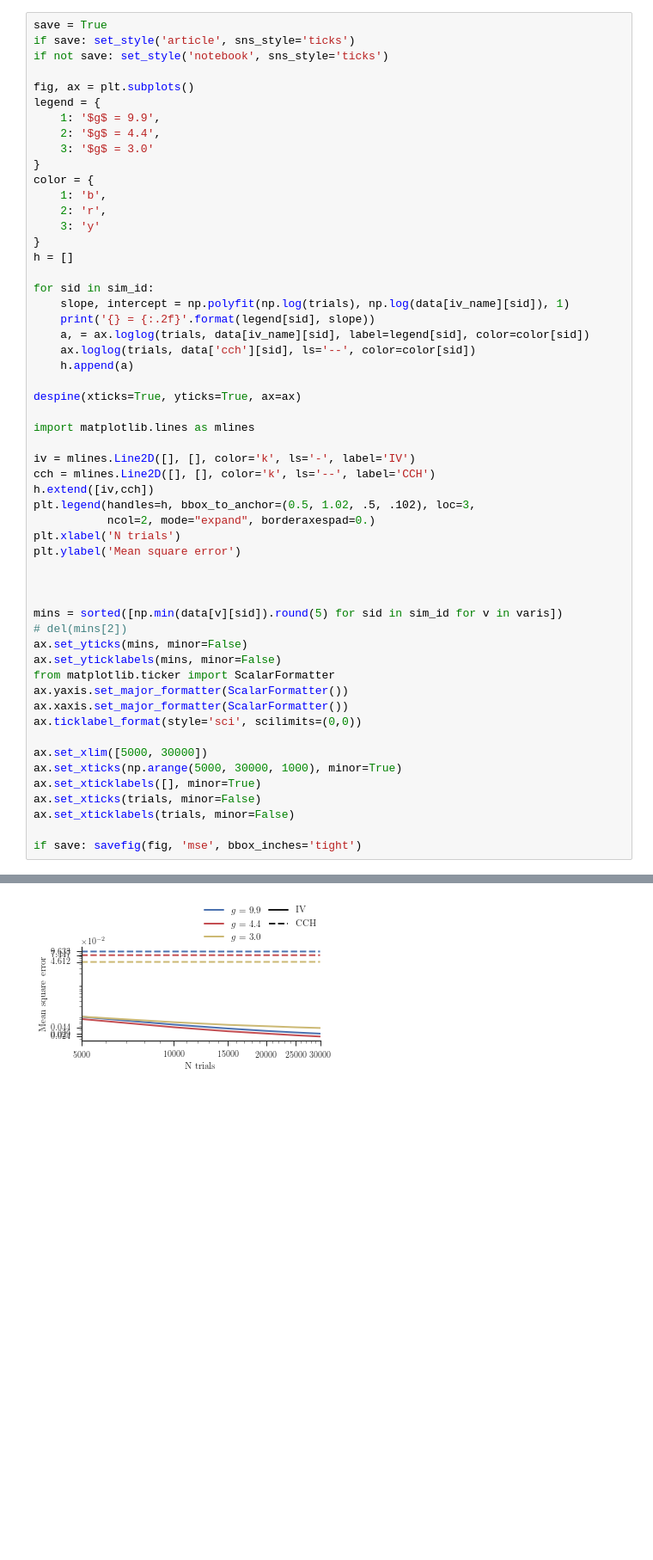
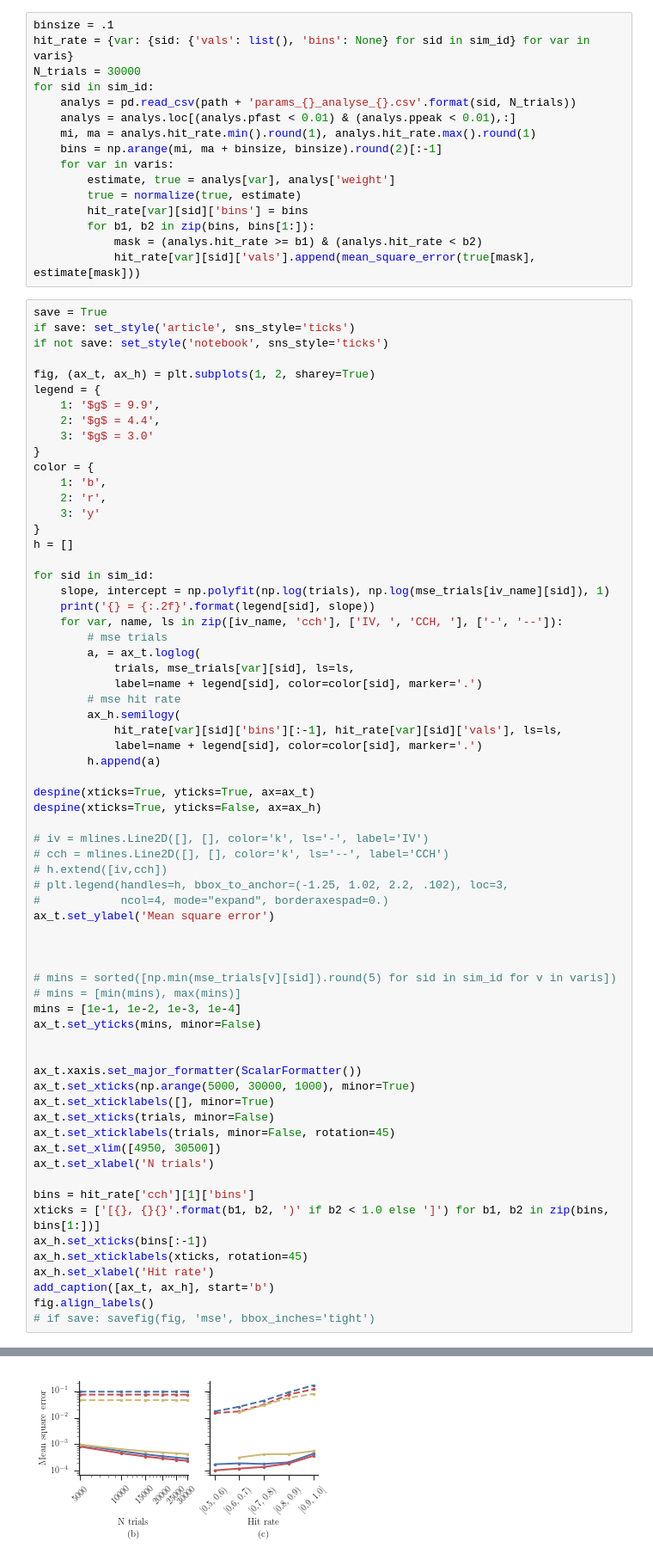
Before and after one commit to lepmik/causal-optogenetics-paper-data, a Jupyter notebook: Figure 4 Mean Square Error.ipynb, the cells around one changed output, grey strips where cells are left out. Shown at 86% size. Drawn from its saved outputs; the diff is of its cells as text; blank space fills up the shorter version.

Commit message:
combine figures with matplotlib

```diff
--- a/Figure 4 Mean Square Error.ipynb
+++ b/Figure 4 Mean Square Error.ipynb
@@ -44,60 +47,87 @@ for sid in sim_id:
+# %%
+binsize = .1
+hit_rate = {var: {sid: {'vals': list(), 'bins': None} for sid in sim_id} for var in varis}
+N_trials = 30000
+for sid in sim_id:
+    analys = pd.read_csv(path + 'params_{}_analyse_{}.csv'.format(sid, N_trials))
+    analys = analys.loc[(analys.pfast < 0.01) & (analys.ppeak < 0.01),:]
+    mi, ma = analys.hit_rate.min().round(1), analys.hit_rate.max().round(1)
+    bins = np.arange(mi, ma + binsize, binsize).round(2)[:-1]
+    for var in varis:
+        estimate, true = analys[var], analys['weight']
+        true = normalize(true, estimate)
+        hit_rate[var][sid]['bins'] = bins
+        for b1, b2 in zip(bins, bins[1:]):
+            mask = (analys.hit_rate >= b1) & (analys.hit_rate < b2)
+            hit_rate[var][sid]['vals'].append(mean_square_error(true[mask], estimate[mask]))
 # %%
 save = True
 if save: set_style('article', sns_style='ticks')
 if not save: set_style('notebook', sns_style='ticks')
 
-fig, ax = plt.subplots()
+fig, (ax_t, ax_h) = plt.subplots(1, 2, sharey=True)
 legend = {
     1: '$g$ = 9.9',
     2: '$g$ = 4.4',
     3: '$g$ = 3.0'
 }
 color = {
     1: 'b',
     2: 'r',
     3: 'y'
 }
 h = []
 
 for sid in sim_id:
-    slope, intercept = np.polyfit(np.log(trials), np.log(data[iv_name][sid]), 1)
+    slope, intercept = np.polyfit(np.log(trials), np.log(mse_trials[iv_name][sid]), 1)
     print('{} = {:.2f}'.format(legend[sid], slope))
-    a, = ax.loglog(trials, data[iv_name][sid], label=legend[sid], color=color[sid])
-    ax.loglog(trials, data['cch'][sid], ls='--', color=color[sid])
-    h.append(a)
+    for var, name, ls in zip([iv_name, 'cch'], ['IV, ', 'CCH, '], ['-', '--']):
+        # mse trials
+        a, = ax_t.loglog(
+            trials, mse_trials[var][sid], ls=ls,
+            label=name + legend[sid], color=color[sid], marker='.')
+        # mse hit rate
+        ax_h.semilogy(
+            hit_rate[var][sid]['bins'][:-1], hit_rate[var][sid]['vals'], ls=ls,
+            label=name + legend[sid], color=color[sid], marker='.')
+        h.append(a)
 
-despine(xticks=True, yticks=True, ax=ax)
+despine(xticks=True, yticks=True, ax=ax_t)
+despine(xticks=True, yticks=False, ax=ax_h)
 
-import matplotlib.lines as mlines
-
-iv = mlines.Line2D([], [], color='k', ls='-', label='IV')
-cch = mlines.Line2D([], [], color='k', ls='--', label='CCH')
-h.extend([iv,cch])
-plt.legend(handles=h, bbox_to_anchor=(0.5, 1.02, .5, .102), loc=3,
-           ncol=2, mode="expand", borderaxespad=0.)
-plt.xlabel('N trials')
-plt.ylabel('Mean square error')
+# iv = mlines.Line2D([], [], color='k', ls='-', label='IV')
+# cch = mlines.Line2D([], [], color='k', ls='--', label='CCH')
+# h.extend([iv,cch])
+# plt.legend(handles=h, bbox_to_anchor=(-1.25, 1.02, 2.2, .102), loc=3,
+#            ncol=4, mode="expand", borderaxespad=0.)
+ax_t.set_ylabel('Mean square error')
 
 
 
-mins = sorted([np.min(data[v][sid]).round(5) for sid in sim_id for v in varis])
-# del(mins[2])
-ax.set_yticks(mins, minor=False)
-ax.set_yticklabels(mins, minor=False)
-from matplotlib.ticker import ScalarFormatter
-ax.yaxis.set_major_formatter(ScalarFormatter())
-ax.xaxis.set_major_formatter(ScalarFormatter())
-ax.ticklabel_format(style='sci', scilimits=(0,0))
+# mins = sorted([np.min(mse_trials[v][sid]).round(5) for sid in sim_id for v in varis])
+# mins = [min(mins), max(mins)]
+mins = [1e-1, 1e-2, 1e-3, 1e-4]
+ax_t.set_yticks(mins, minor=False)
 
-ax.set_xlim([5000, 30000])
-ax.set_xticks(np.arange(5000, 30000, 1000), minor=True)
-ax.set_xticklabels([], minor=True)
-ax.set_xticks(trials, minor=False)
-ax.set_xticklabels(trials, minor=False)
 
-if save: savefig(fig, 'mse', bbox_inches='tight')
+ax_t.xaxis.set_major_formatter(ScalarFormatter())
+ax_t.set_xticks(np.arange(5000, 30000, 1000), minor=True)
+ax_t.set_xticklabels([], minor=True)
+ax_t.set_xticks(trials, minor=False)
+ax_t.set_xticklabels(trials, minor=False, rotation=45)
+ax_t.set_xlim([4950, 30500])
+ax_t.set_xlabel('N trials')
+
+bins = hit_rate['cch'][1]['bins']
+xticks = ['[{}, {}{}'.format(b1, b2, ')' if b2 < 1.0 else ']') for b1, b2 in zip(bins, bins[1:])]
+ax_h.set_xticks(bins[:-1])
+ax_h.set_xticklabels(xticks, rotation=45)
+ax_h.set_xlabel('Hit rate')
+add_caption([ax_t, ax_h], start='b')
+fig.align_labels()
+# if save: savefig(fig, 'mse', bbox_inches='tight')
 # %% [output]
 $g$ = 9.9 = -0.67
 $g$ = 4.4 = -0.69
 $g$ = 3.0 = -0.45
-[figure, old version]
+[figure, new version]
```
Also changed, not shown: parts of 3 cells of this notebook, 17 other files.
